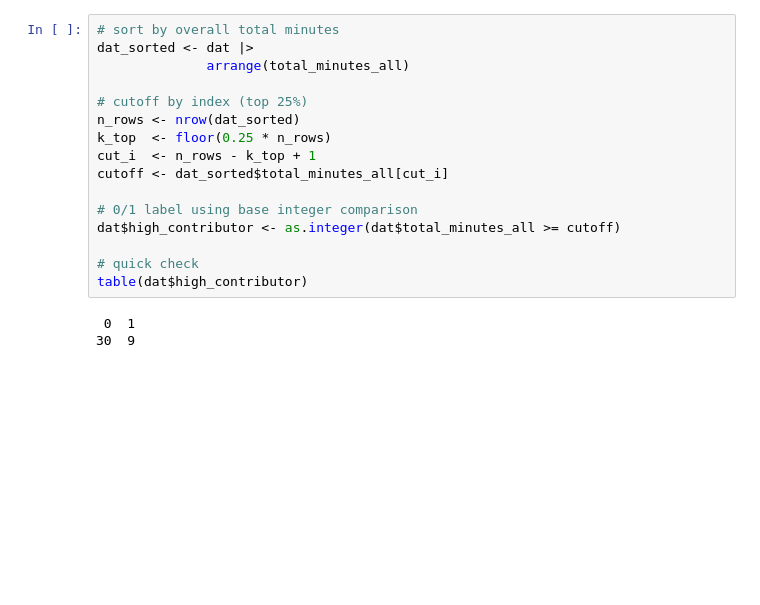
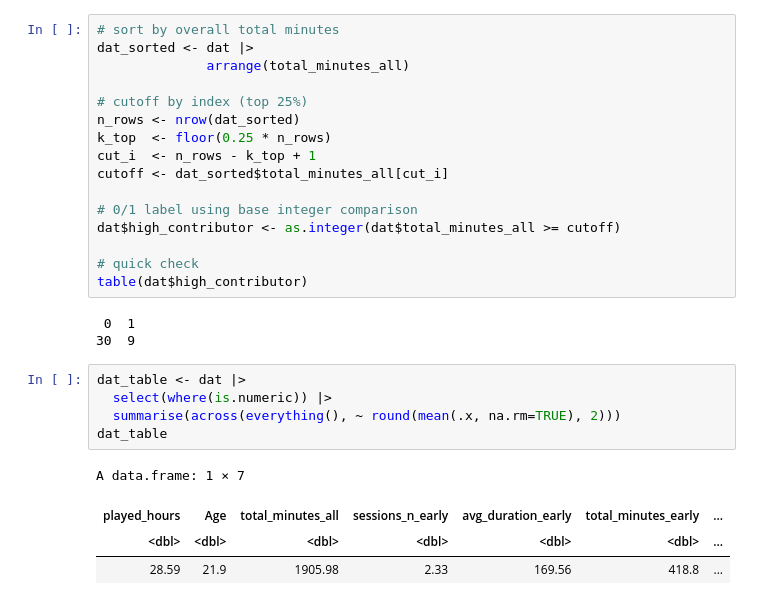
Before and after one commit to annanguyen0605/individual_project, a Jupyter notebook: individual_project_final.ipynb, the cells around one changed output. Saved outputs shown, nothing was run; the diff lists cells and outputs as text; blank space fills up the shorter version.

```diff
--- a/individual_project_final.ipynb
+++ b/individual_project_final.ipynb
@@ -250,3 +250,13 @@ table(dat$high_contributor)
 # %% [output]
  0  1
 30  9
+# %%
+dat_table <- dat |>
+  select(where(is.numeric)) |>
+  summarise(across(everything(), ~ round(mean(.x, na.rm=TRUE), 2)))
+dat_table
+# %% [output]
+A data.frame: 1 × 7
+| played_hours | Age | total_minutes_all | sessions_n_early | avg_duration_early | total_minutes_early | ... |
+| <dbl> | <dbl> | <dbl> | <dbl> | <dbl> | <dbl> | ... |
+| 28.59 | 21.9 | 1905.98 | 2.33 | 169.56 | 418.8 | ... |
```
Also changed, not shown: parts of 7 cells of this notebook.
